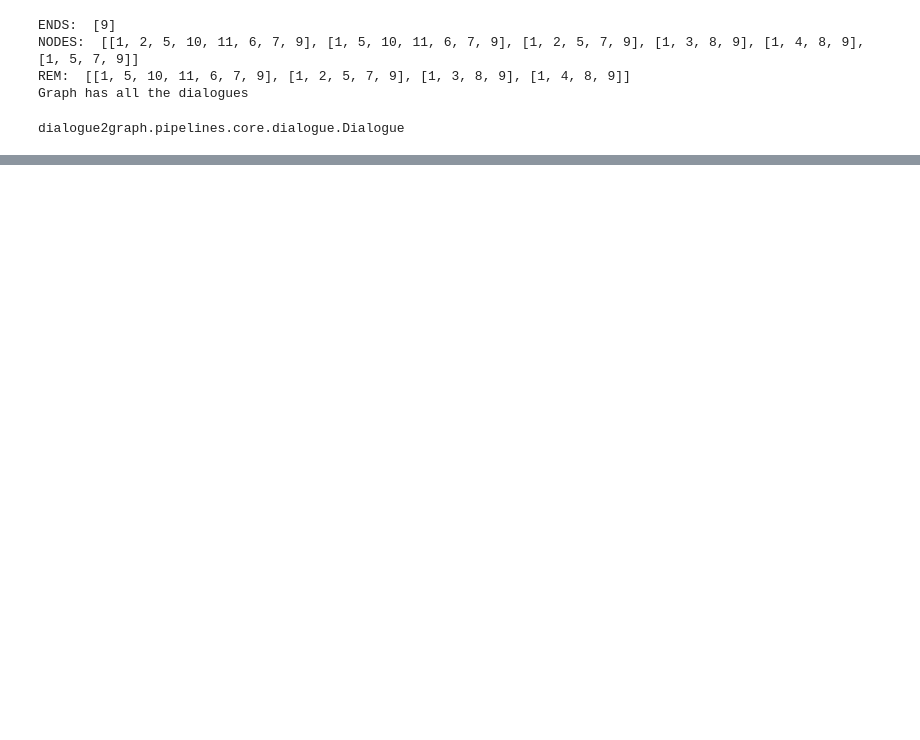
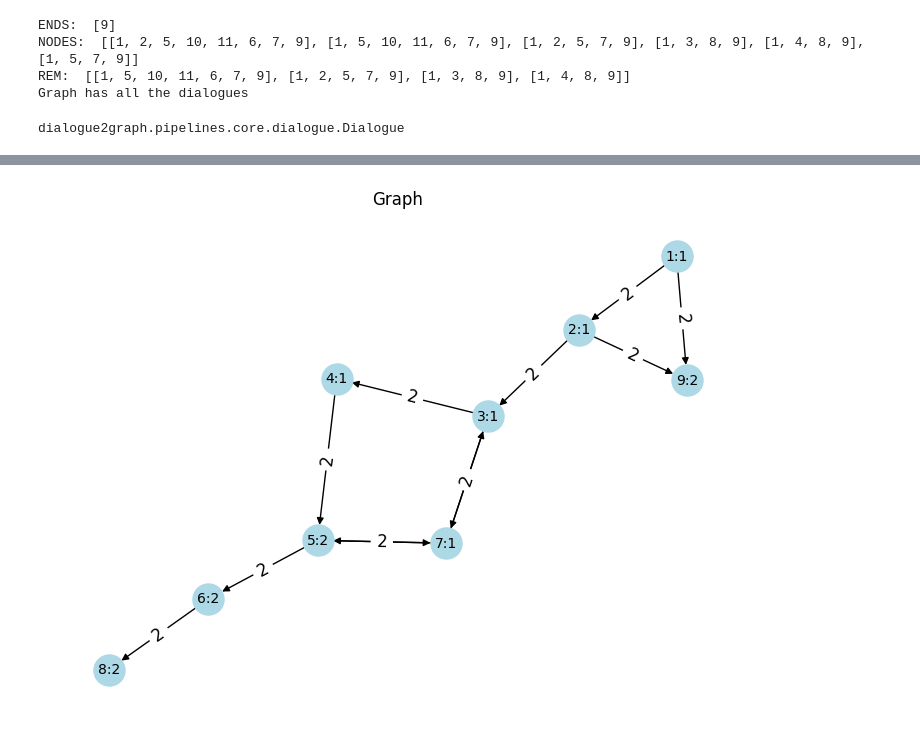
Before and after one commit to deeppavlov/dialogue2graph, a Jupyter notebook: experiments/exp2025_03_12_topic_generation/exp2025_03_12_topic_generation/topic_generation.ipynb, the cells around one changed output, grey strips where cells are left out. Saved outputs shown, nothing was run; the diff lists cells and outputs as text; code cells hidden in the pictures; blank space fills up the shorter version.

```diff
--- a/experiments/exp2025_03_12_topic_generation/exp2025_03_12_topic_generation/topic_generation.ipynb
+++ b/experiments/exp2025_03_12_topic_generation/exp2025_03_12_topic_generation/topic_generation.ipynb
@@ -129,0 +143,6 @@ graph
+# %%
+graph_c = Graph(graph[0]['graph'])
+# %%
+graph_c.visualise_short("Graph")
+# %% [output]
+[figure, added]
```
Also changed, not shown: parts of 8 cells of this notebook, 5 other files.
